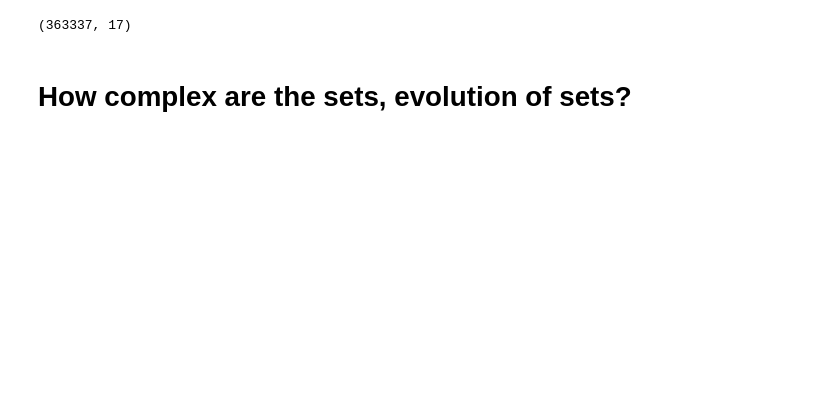
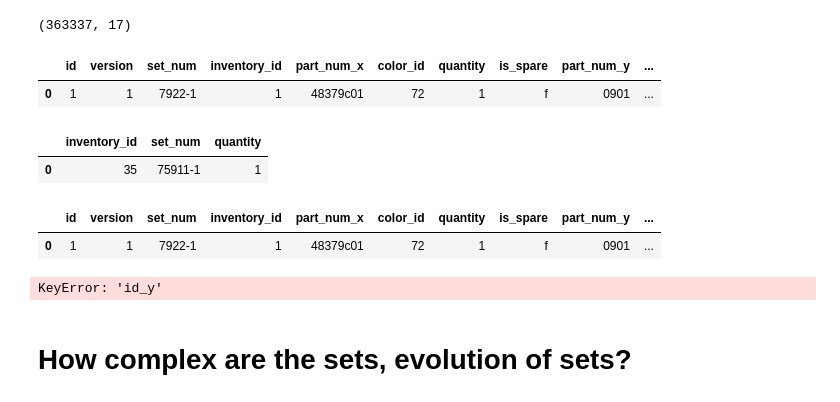
Before and after one commit to MatthewKolotylo/Lego-Project, a Jupyter notebook: Master Code Copy.ipynb, the cells around one changed output. Cells and saved outputs as stored; diff of their text form; code cells hidden in the pictures; blank space fills up the shorter version.

```diff
--- a/Master Code Copy.ipynb
+++ b/Master Code Copy.ipynb
@@ -49,5 +93,24 @@ inventory_with_color.head(1)
 color_with_inventories.shape
 # %% [output]
 (363337, 17)
+# %%
+color_with_inventories.head(1)
+# %% [output]
+|  | id | version | set_num | inventory_id | part_num_x | color_id | quantity | is_spare | part_num_y | ... |
+| 0 | 1 | 1 | 7922-1 | 1 | 48379c01 | 72 | 1 | f | 0901 | ... |
+# %%
+inventory_sets_df.head(1)
+# %% [output]
+|  | inventory_id | set_num | quantity |
+| 0 | 35 | 75911-1 | 1 |
+# %%
+color_with_inventories.head(1)
+# %% [output]
+|  | id | version | set_num | inventory_id | part_num_x | color_id | quantity | is_spare | part_num_y | ... |
+| 0 | 1 | 1 | 7922-1 | 1 | 48379c01 | 72 | 1 | f | 0901 | ... |
+# %%
+pd.merge(inventory_sets_df, sets_df, left_on='inventory_id', right_on='id_y')
+# %% [output]
+KeyError: 'id_y'
 # %% [markdown]
 # How complex are the sets, evolution of sets?
```
Also changed, not shown: parts of 5 cells of this notebook.
